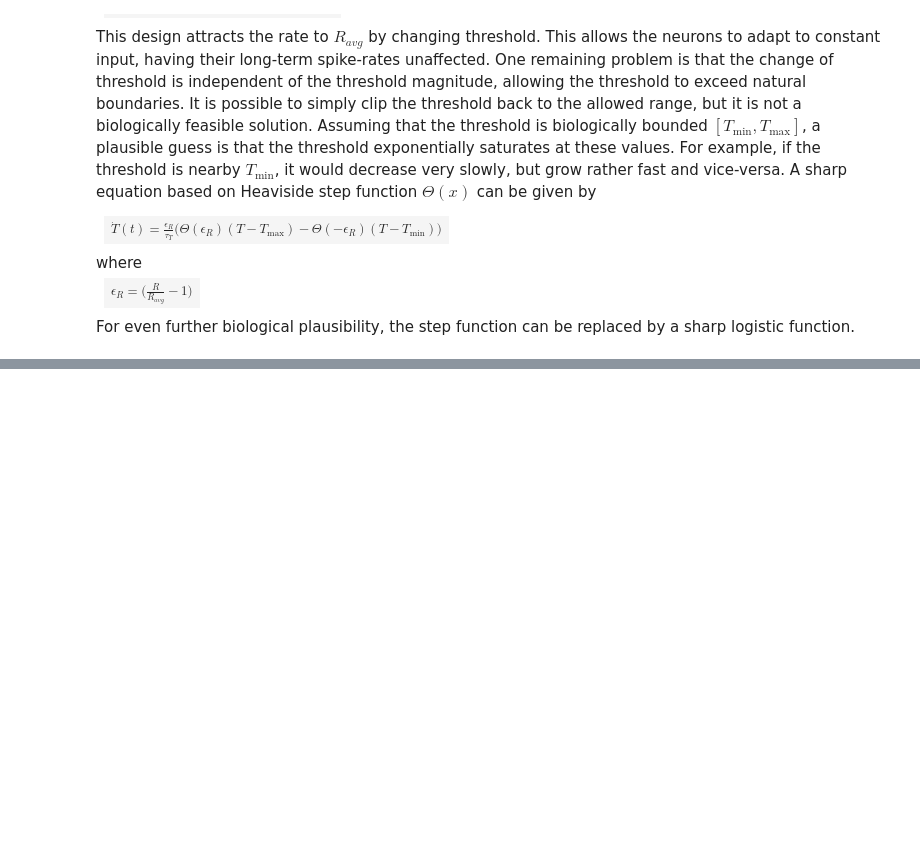
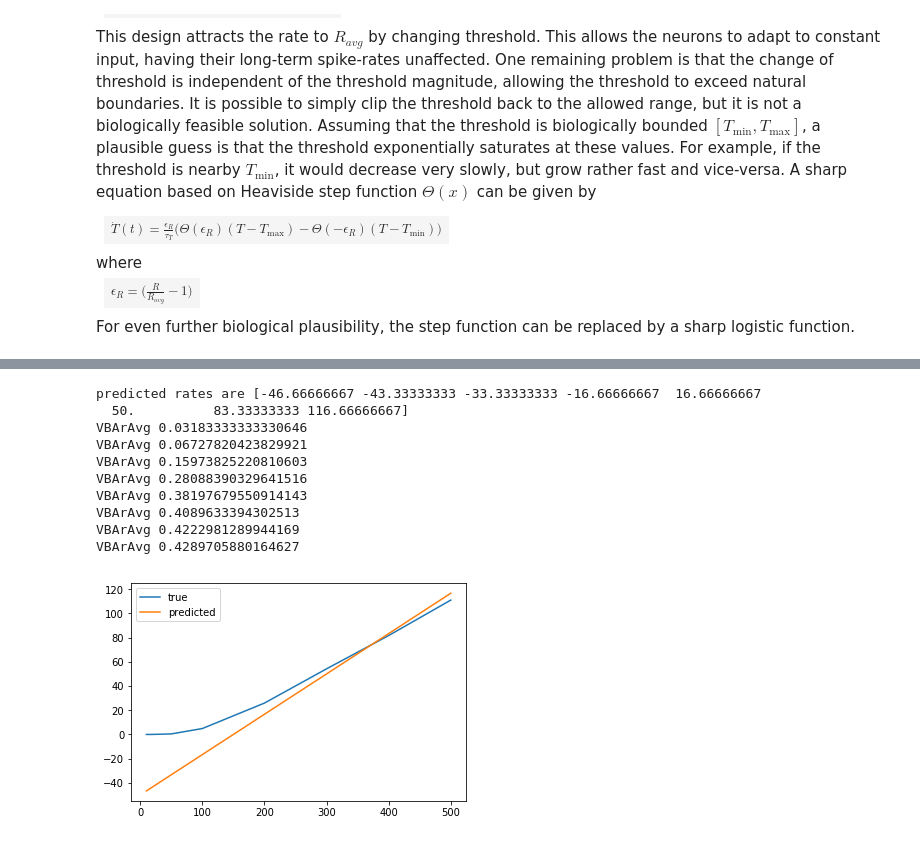
Before and after one commit to aleksejs-fomins/memory-hippo-ca3, a Jupyter notebook: models/test1_lif_only_ip_marking.ipynb, the cells around one changed output, grey strips where cells are left out. Cells and saved outputs as stored; diff of their text form; code cells hidden in the pictures; blank space fills up the shorter version.

```diff
--- a/models/test1_lif_only_ip_marking.ipynb
+++ b/models/test1_lif_only_ip_marking.ipynb
@@ -397,0 +408,45 @@ Average threshold after training is 0.16909835423952424
+# %%
+# Dodgy test
+
+T = 1
+DV = T/3
+V = 0
+dt = 0.1 / 1000
+tau = 10 / 1000
+time_run = 200
+NT = int(time_run / dt)
+INP_R = np.array([10, 20,  50, 100, 200, 300, 400, 500])
+count = np.zeros(len(INP_R))
+rate_predicted = (INP_R * DV / T) - 1 / (2 * tau)
+
+print("predicted rates are", rate_predicted)
+
+for iCount in range(len(INP_R)):
+    VBar = 0
+    randomPoisson = (np.random.uniform(0, 1, NT) < INP_R[iCount] * dt).astype(int)
+    for i in range(NT):
+        V = V*(1 - dt/tau) + DV * randomPoisson[i]
+        VBar += V
+        if V > T:
+            V = 0
+            count[iCount] += 1
+
+    print("VBArAvg", VBar / NT)
+
+plt.figure()
+plt.plot(INP_R, count / time_run, label='true')
+plt.plot(INP_R, rate_predicted, label='predicted')
+plt.legend()
+plt.show()
+# %% [output]
+predicted rates are [-46.66666667 -43.33333333 -33.33333333 -16.66666667  16.66666667
+  50.          83.33333333 116.66666667]
+VBArAvg 0.03183333333330646
+VBArAvg 0.06727820423829921
+VBArAvg 0.15973825220810603
+VBArAvg 0.28088390329641516
+VBArAvg 0.38197679550914143
+VBArAvg 0.4089633394302513
+VBArAvg 0.4222981289944169
+VBArAvg 0.4289705880164627
+[figure, added]
```
Also changed, not shown: parts of 7 cells of this notebook, 2 other files.
